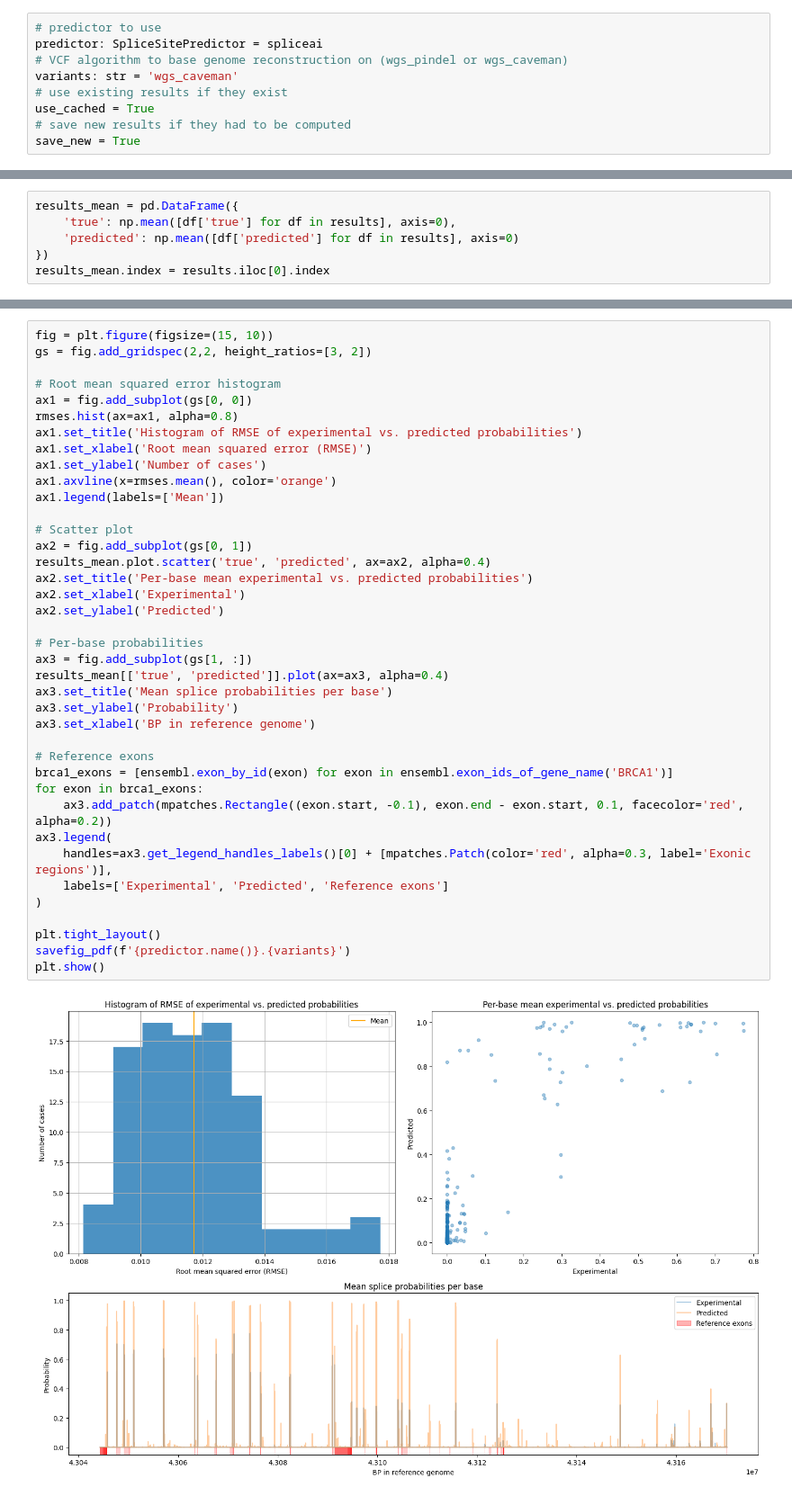
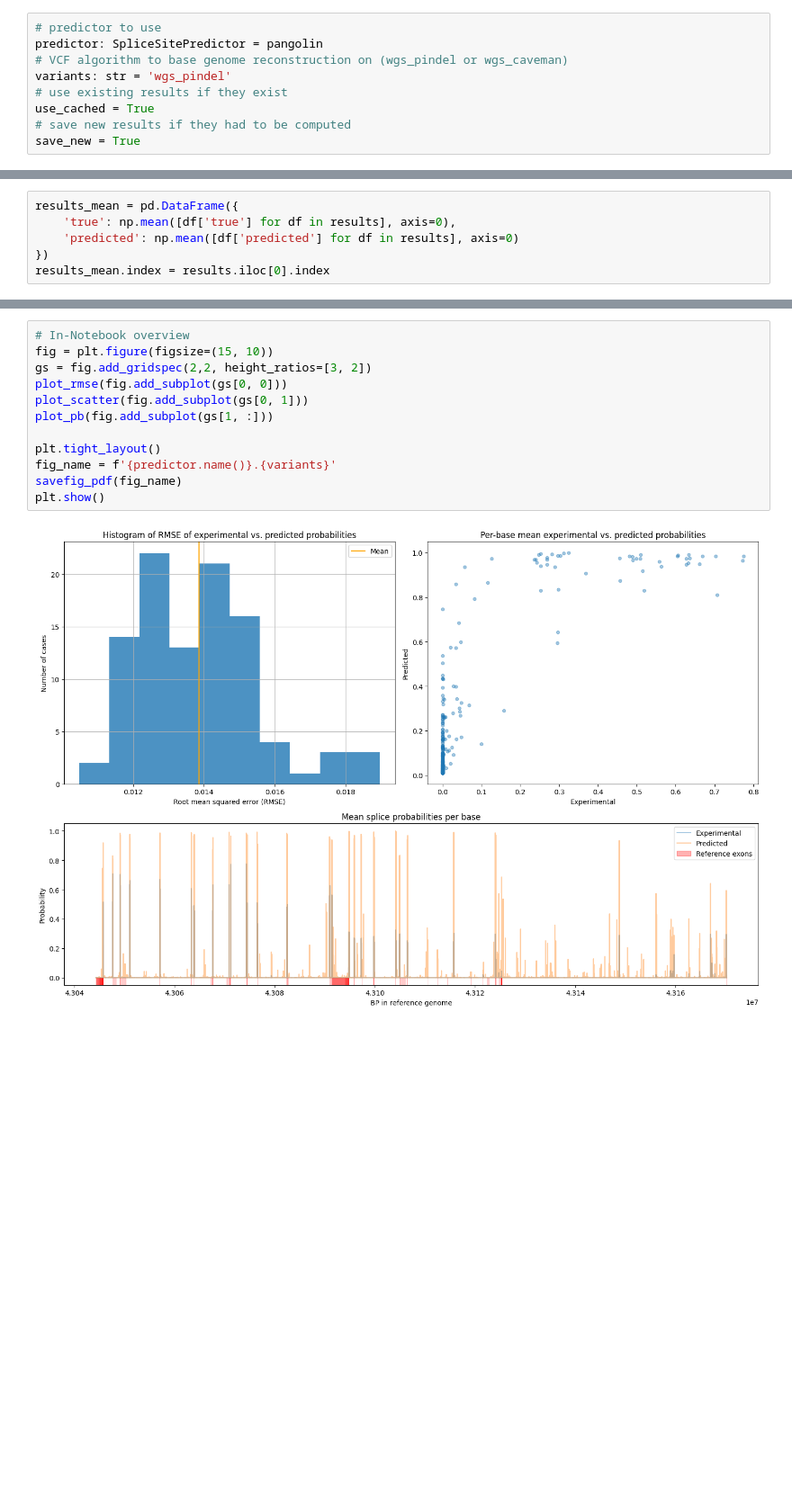
Before and after one commit to jannis-baum/hpi-hoai, a Jupyter notebook: evaluation.ipynb, the cells around one changed output, grey strips where cells are left out. Shown at 90% size. Cells and saved outputs as stored; diff of their text form; blank space fills up the shorter version.

Commit message:
feat: adjust plots for presentation

```diff
--- a/evaluation.ipynb
+++ b/evaluation.ipynb
@@ -114,9 +114,9 @@ splice_probs
 ## Compare predictions against experimental data
 # %%
 # predictor to use
-predictor: SpliceSitePredictor = spliceai
+predictor: SpliceSitePredictor = pangolin
 # VCF algorithm to base genome reconstruction on (wgs_pindel or wgs_caveman)
-variants: str = 'wgs_caveman'
+variants: str = 'wgs_pindel'
 # use existing results if they exist
 use_cached = True
 # save new results if they had to be computed
@@ -203,41 +236,14 @@ results_mean.index = results.iloc[0].index
 # %%
+# In-Notebook overview
 fig = plt.figure(figsize=(15, 10))
 gs = fig.add_gridspec(2,2, height_ratios=[3, 2])
-
-# Root mean squared error histogram
-ax1 = fig.add_subplot(gs[0, 0])
-rmses.hist(ax=ax1, alpha=0.8)
-ax1.set_title('Histogram of RMSE of experimental vs. predicted probabilities')
-ax1.set_xlabel('Root mean squared error (RMSE)')
-ax1.set_ylabel('Number of cases')
-ax1.axvline(x=rmses.mean(), color='orange')
-ax1.legend(labels=['Mean'])
-
-# Scatter plot
-ax2 = fig.add_subplot(gs[0, 1])
-results_mean.plot.scatter('true', 'predicted', ax=ax2, alpha=0.4)
-ax2.set_title('Per-base mean experimental vs. predicted probabilities')
-ax2.set_xlabel('Experimental')
-ax2.set_ylabel('Predicted')
-
-# Per-base probabilities
-ax3 = fig.add_subplot(gs[1, :])
-results_mean[['true', 'predicted']].plot(ax=ax3, alpha=0.4)
-ax3.set_title('Mean splice probabilities per base')
-ax3.set_ylabel('Probability')
-ax3.set_xlabel('BP in reference genome')
-
-# Reference exons
-brca1_exons = [ensembl.exon_by_id(exon) for exon in ensembl.exon_ids_of_gene_name('BRCA1')]
-for exon in brca1_exons:
-    ax3.add_patch(mpatches.Rectangle((exon.start, -0.1), exon.end - exon.start, 0.1, facecolor='red', alpha=0.2))
-ax3.legend(
-    handles=ax3.get_legend_handles_labels()[0] + [mpatches.Patch(color='red', alpha=0.3, label='Exonic regions')],
-    labels=['Experimental', 'Predicted', 'Reference exons']
-)
+plot_rmse(fig.add_subplot(gs[0, 0]))
+plot_scatter(fig.add_subplot(gs[0, 1]))
+plot_pb(fig.add_subplot(gs[1, :]))
 
 plt.tight_layout()
-savefig_pdf(f'{predictor.name()}.{variants}')
+fig_name = f'{predictor.name()}.{variants}'
+savefig_pdf(fig_name)
 plt.show()
 # %% [output]
-[figure, old version]
+[figure, new version]
```
Also changed, not shown: parts of 4 cells of this notebook.
